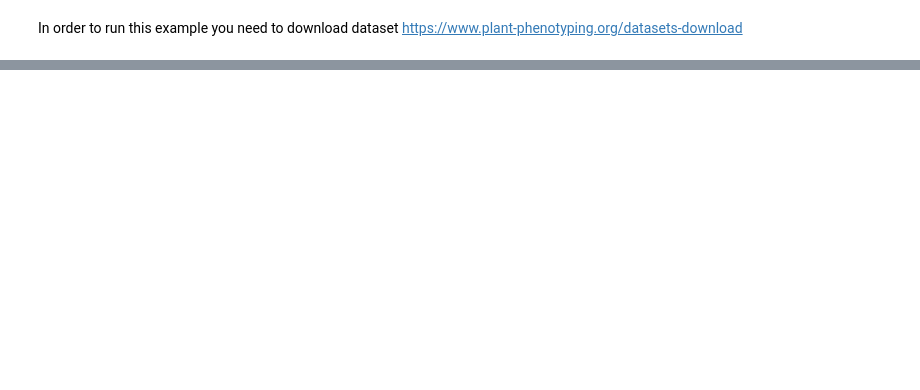
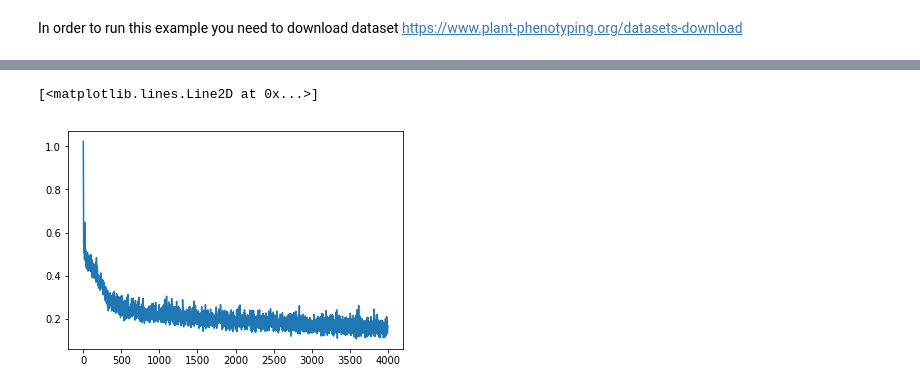
Before and after one commit to kulikovv/DeepColoring, a Jupyter notebook: cvppp/cvppp.ipynb, the cells around one changed output, grey strips where cells are left out. Drawn from its saved outputs; the diff is of its cells as text; code cells hidden in the pictures; blank space fills up the shorter version.

```diff
--- a/cvppp/cvppp.ipynb
+++ b/cvppp/cvppp.ipynb
@@ -56,0 +64,5 @@ tensor([ 0.6272], device='cuda:0')
+# %%
+plt.plot(errors)
+# %% [output]
+[<matplotlib.lines.Line2D at 0x...>]
+[figure, added]
```
Also changed, not shown: parts of 5 cells of this notebook, 5 other files.
